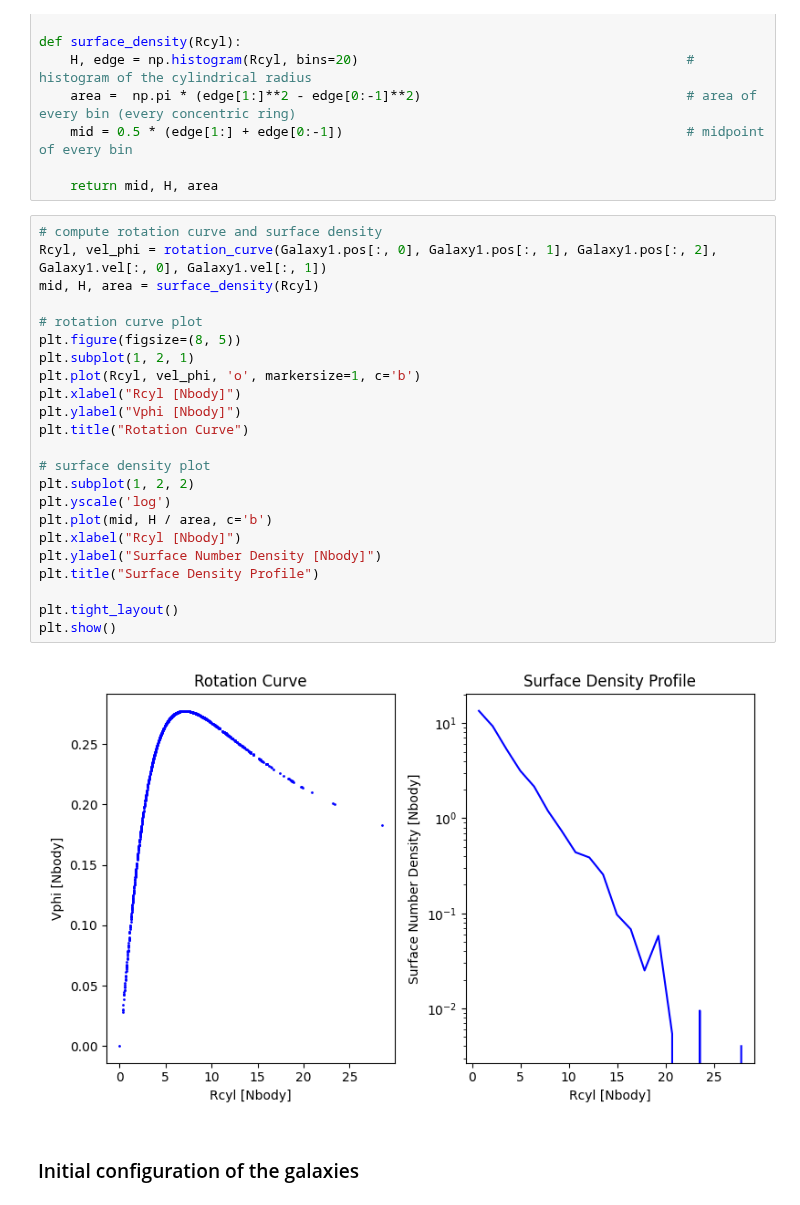
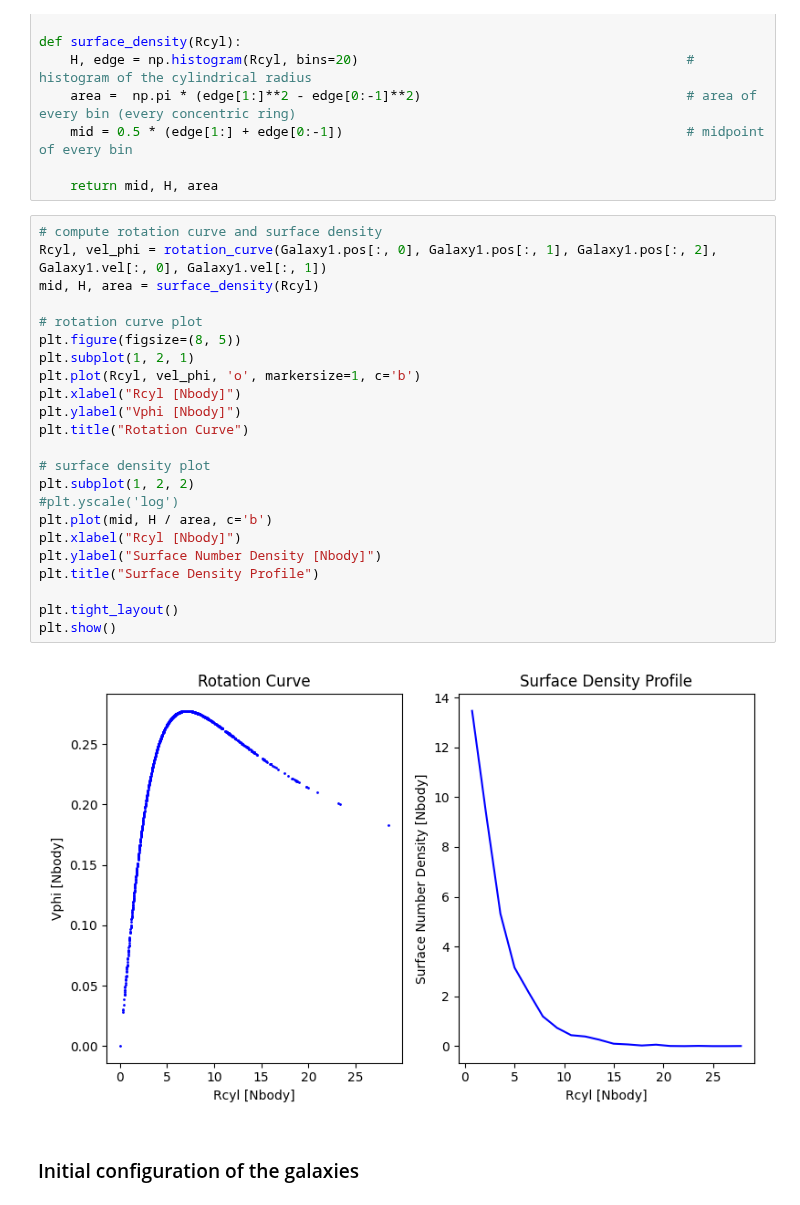
Before and after one commit to giadaaggio/compastro_23, a Jupyter notebook: GAMALOS/gamalos_giada.ipynb, the cells around one changed output. Drawn from its saved outputs; the diff is of its cells as text.

```diff
--- a/GAMALOS/gamalos_giada.ipynb
+++ b/GAMALOS/gamalos_giada.ipynb
@@ -131,28 +131,28 @@ def surface_density(Rcyl):
 # %%
 # compute rotation curve and surface density
 Rcyl, vel_phi = rotation_curve(Galaxy1.pos[:, 0], Galaxy1.pos[:, 1], Galaxy1.pos[:, 2], Galaxy1.vel[:, 0], Galaxy1.vel[:, 1])
 mid, H, area = surface_density(Rcyl)
 
 # rotation curve plot
 plt.figure(figsize=(8, 5))
 plt.subplot(1, 2, 1)
 plt.plot(Rcyl, vel_phi, 'o', markersize=1, c='b')
 plt.xlabel("Rcyl [Nbody]")
 plt.ylabel("Vphi [Nbody]")
 plt.title("Rotation Curve")
 
 # surface density plot
 plt.subplot(1, 2, 2)
-plt.yscale('log')
+#plt.yscale('log')
 plt.plot(mid, H / area, c='b')
 plt.xlabel("Rcyl [Nbody]")
 plt.ylabel("Surface Number Density [Nbody]")
 plt.title("Surface Density Profile")
 
 plt.tight_layout()
 plt.show()
 # %% [output]
-[figure, old version]
+[figure, new version]
 # %% [markdown]
 ### Initial configuration of the galaxies
 # %%
```
Also changed, not shown: parts of 7 cells of this notebook.
